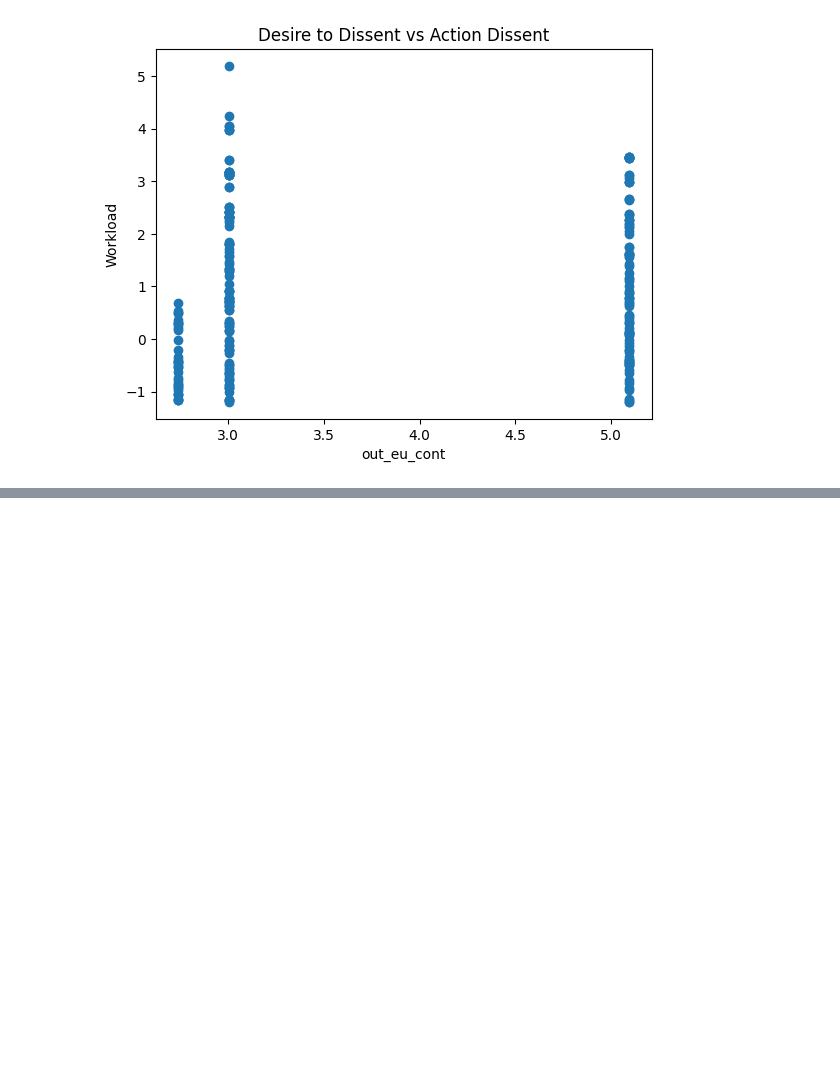
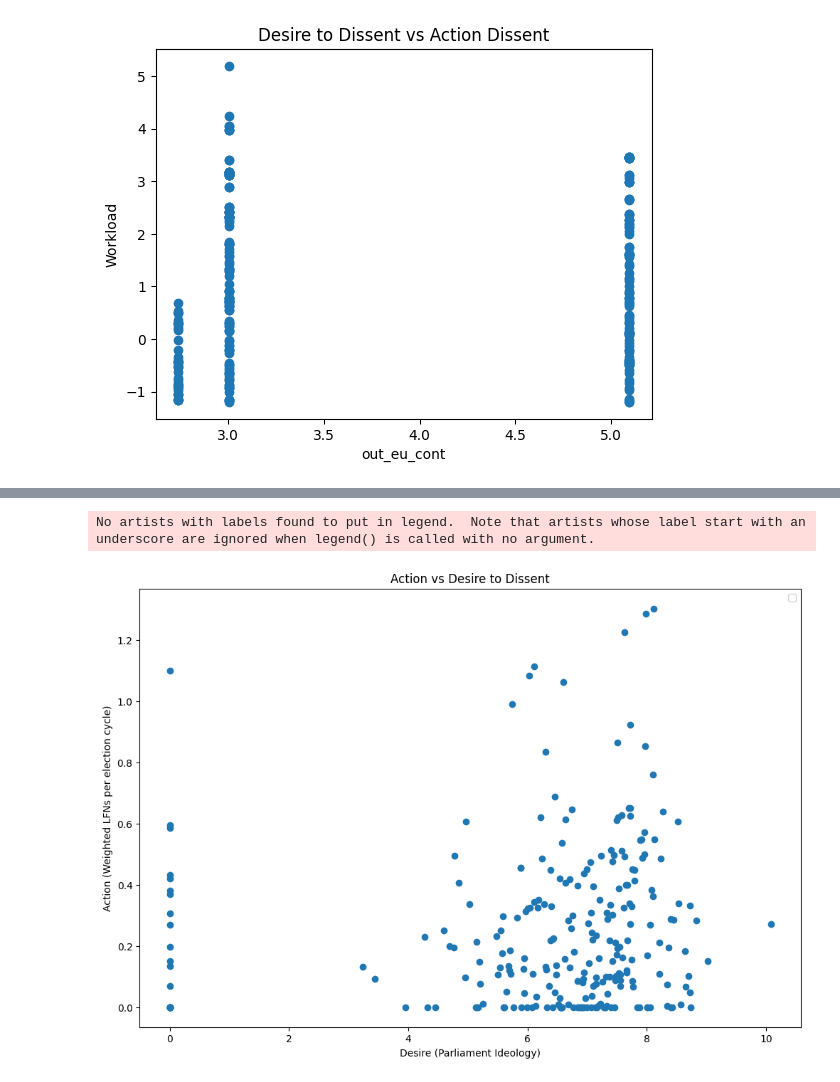
Before and after one commit to DaymudeLab/DissentSelfCensorship, a Jupyter notebook: anaylsis.ipynb, the cells around one changed output, grey strips where cells are left out. Drawn from its saved outputs; the diff is of its cells as text; code cells hidden in the pictures; blank space fills up the shorter version.

Commit message:
validate model graphs

```diff
--- a/anaylsis.ipynb
+++ b/anaylsis.ipynb
@@ -683,0 +738,21 @@ plt.show()
+# %%
+# Read the data from the CSV file
+data = pd.read_csv('./EU_Data/Weighted_ParlGov_updated.csv')
+
+# Calculate the action (a_i,t) based on the formula
+w = 2
+max_cases = data['Non-Conformity'] + data['Non-Communication']
+action = (w * data['Non-Conformity'] + data['Non-Communication']) / max_cases.max()
+
+plt.figure(figsize=(12, 8))
+
+plt.scatter(data['sum_weighted_eu_anti_pro'], action)
+
+plt.ylabel('Action (Weighted LFNs per election cycle)')
+plt.xlabel('Desire (Parliament Ideology)')
+plt.title('Action vs Desire to Dissent')
+plt.legend()
+plt.show()
+# %% [output]
+No artists with labels found to put in legend.  Note that artists whose label start with an underscore are ignored when legend() is called with no argument.
+[figure, added]
```
Also changed, not shown: parts of 8 cells of this notebook, 11 other files.
